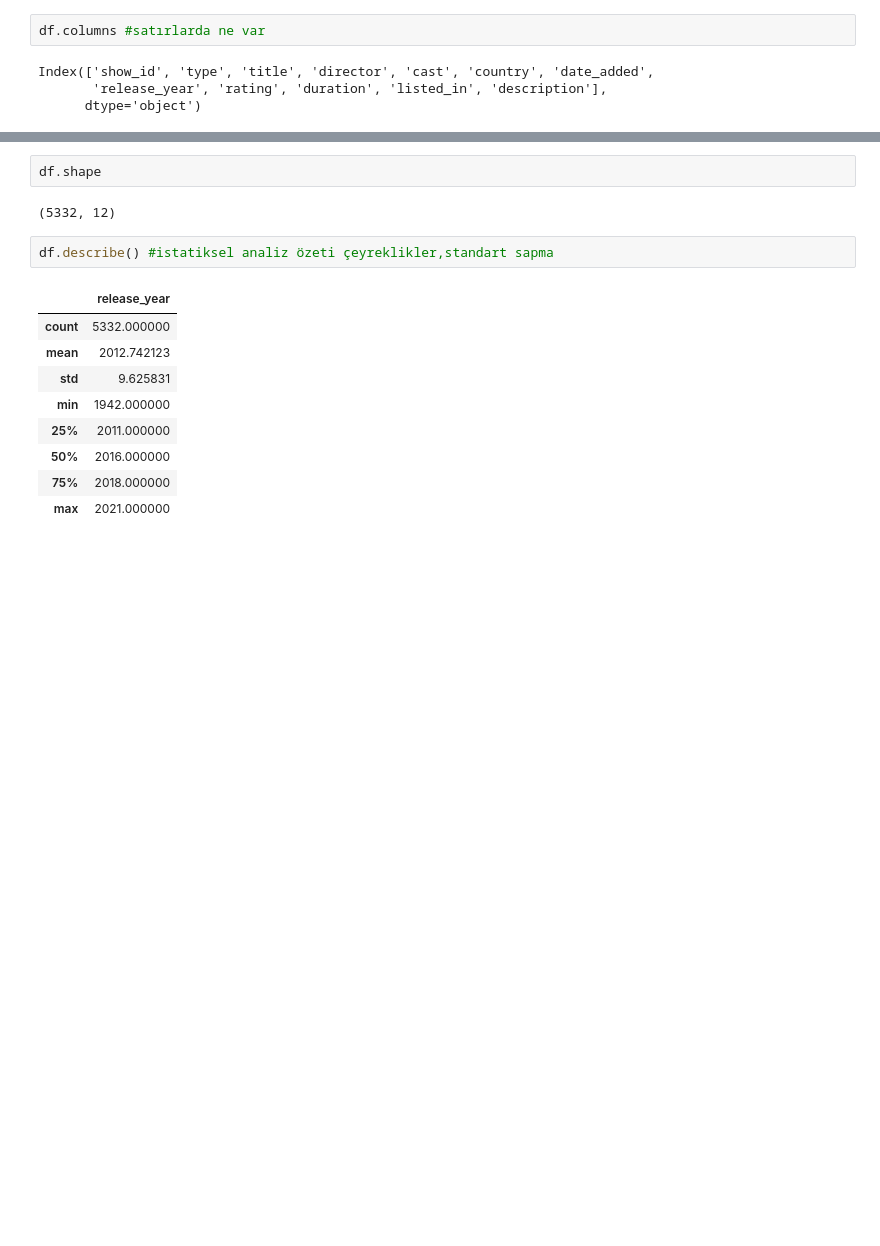
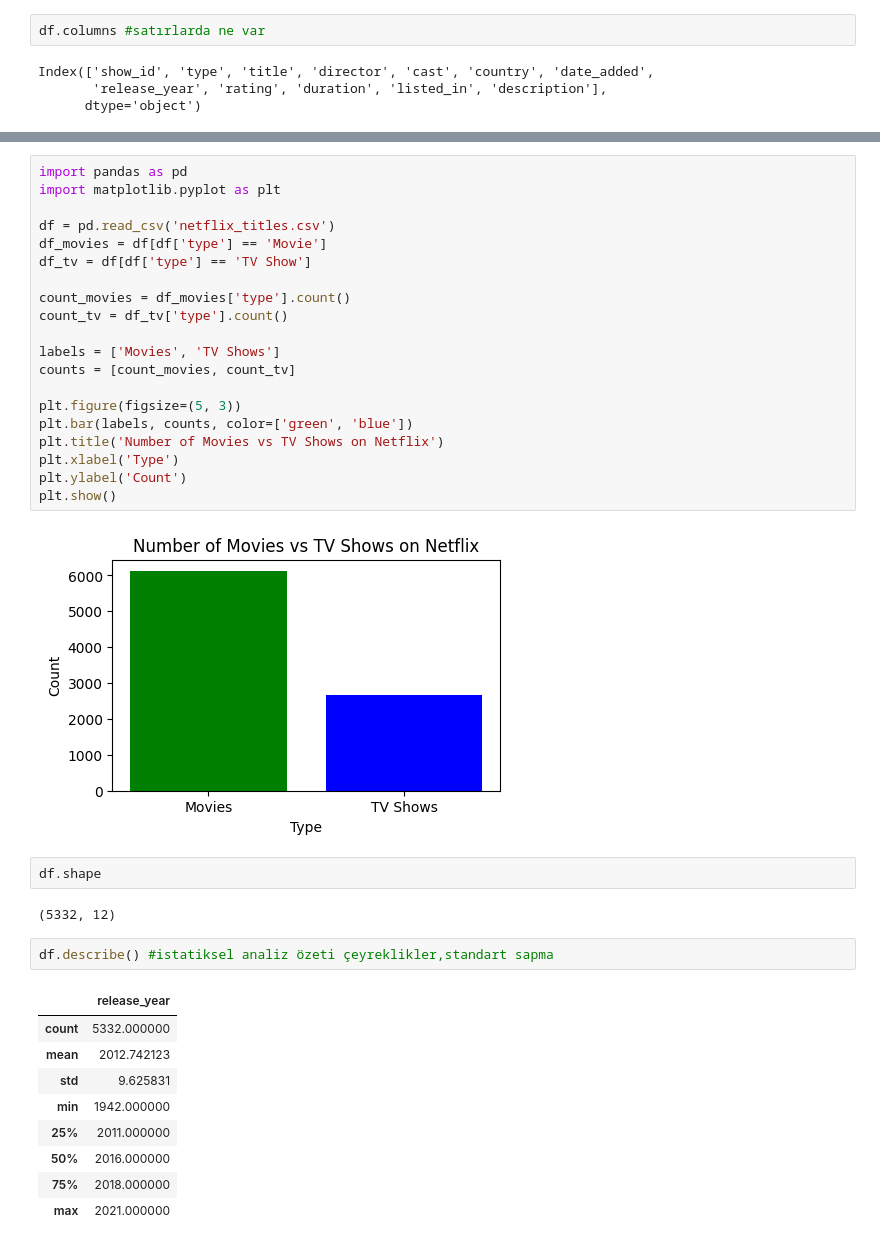
Before and after one commit to bdinlenc/YetGenCoreProje, a Jupyter notebook: proje.ipynb, the cells around one changed output, grey strips where cells are left out. Drawn from its saved outputs; the diff is of its cells as text; blank space fills up the shorter version.

```diff
--- a/proje.ipynb
+++ b/proje.ipynb
@@ -40,3 +58,25 @@ Index(['show_id', 'type', 'title', 'director', 'cast', 'country', 'date_added',
+# %%
+import pandas as pd
+import matplotlib.pyplot as plt
+
+df = pd.read_csv('netflix_titles.csv')
+df_movies = df[df['type'] == 'Movie']
+df_tv = df[df['type'] == 'TV Show']
+
+count_movies = df_movies['type'].count()
+count_tv = df_tv['type'].count()
+
+labels = ['Movies', 'TV Shows']
+counts = [count_movies, count_tv]
+
+plt.figure(figsize=(5, 3))
+plt.bar(labels, counts, color=['green', 'blue'])
+plt.title('Number of Movies vs TV Shows on Netflix')
+plt.xlabel('Type')
+plt.ylabel('Count')
+plt.show()
+# %% [output]
+[figure, added]
 # %%
 df.shape
 # %% [output]
```
Also changed, not shown: parts of 6 cells of this notebook.
